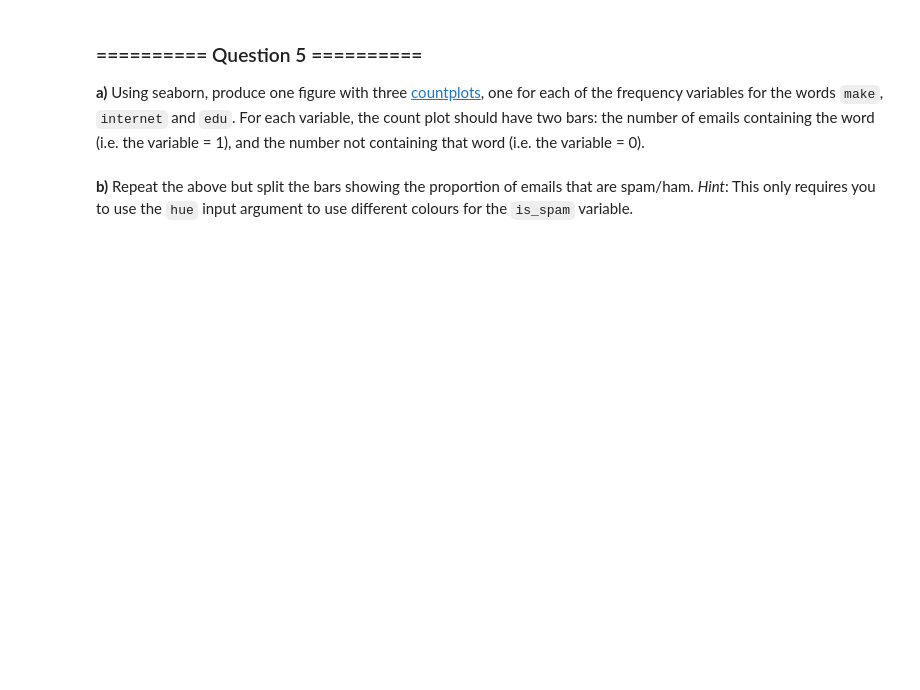
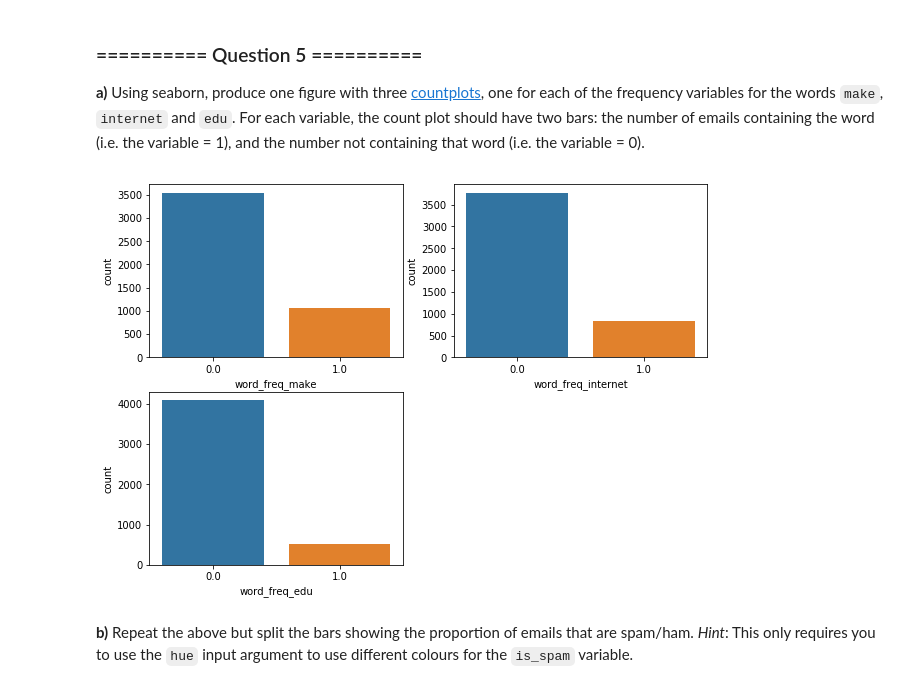
Before and after one commit to NiuJ1ao/IAML_Labs, a Jupyter notebook: iaml-labs-master/Labs/01 - Analysis and Visualisation.ipynb, the cells around one changed output. Drawn from its saved outputs; the diff is of its cells as text; code cells hidden in the pictures; blank space fills up the shorter version.

````diff
--- a/iaml-labs-master/Labs/01 - Analysis and Visualisation.ipynb
+++ b/iaml-labs-master/Labs/01 - Analysis and Visualisation.ipynb
@@ -118,3 +146,5 @@ outputs:
 ```
 # %%
 # Your Code goes here:
+spambase_binary = spambase.copy()
+spambase_binary.head(10)
@@ -122,6 +165,7 @@ outputs:
 **b)** Convert all attributes in `spambase_binary` to Boolean values: 1 if the word or character is present in the email, or 0 otherwise.
 # %%
 # Your Code goes here:
+spambase_binary[spambase_binary>0] = 1
 # %% [markdown]
 **c)** Display the 5 last observations of the transformed dataset.
 # %%
@@ -139,2 +190,14 @@ Now we want to get a feeling for how the presence or absence of some specific wo
+# %%
+# Your Code goes here:
+fig, ax = plt.subplots(figsize=(10,7))
+plt.subplot(2,2,1)
+sns.countplot(x="word_freq_make", y=None, hue=None, data=spambase_binary, order=None, hue_order=None, orient=None, color=None, palette=None, saturation=0.75, dodge=True, ax=None)
+plt.subplot(2,2,2)
+sns.countplot(x="word_freq_internet", y=None, hue=None, data=spambase_binary, order=None, hue_order=None, orient=None, color=None, palette=None, saturation=0.75, dodge=True, ax=None)
+plt.subplot(2,2,3)
+sns.countplot(x="word_freq_edu", y=None, hue=None, data=spambase_binary, order=None, hue_order=None, orient=None, color=None, palette=None, saturation=0.75, dodge=True, ax=None)
+plt.show()
+# %% [output]
+[figure, added]
 # %% [markdown]
 **b)** Repeat the above but split the bars showing the proportion of emails that are spam/ham. *Hint*: This only requires you to use the `hue` input argument to use different colours for the `is_spam` variable.
````
Also changed, not shown: parts of 39 cells of this notebook, 1 other file.
